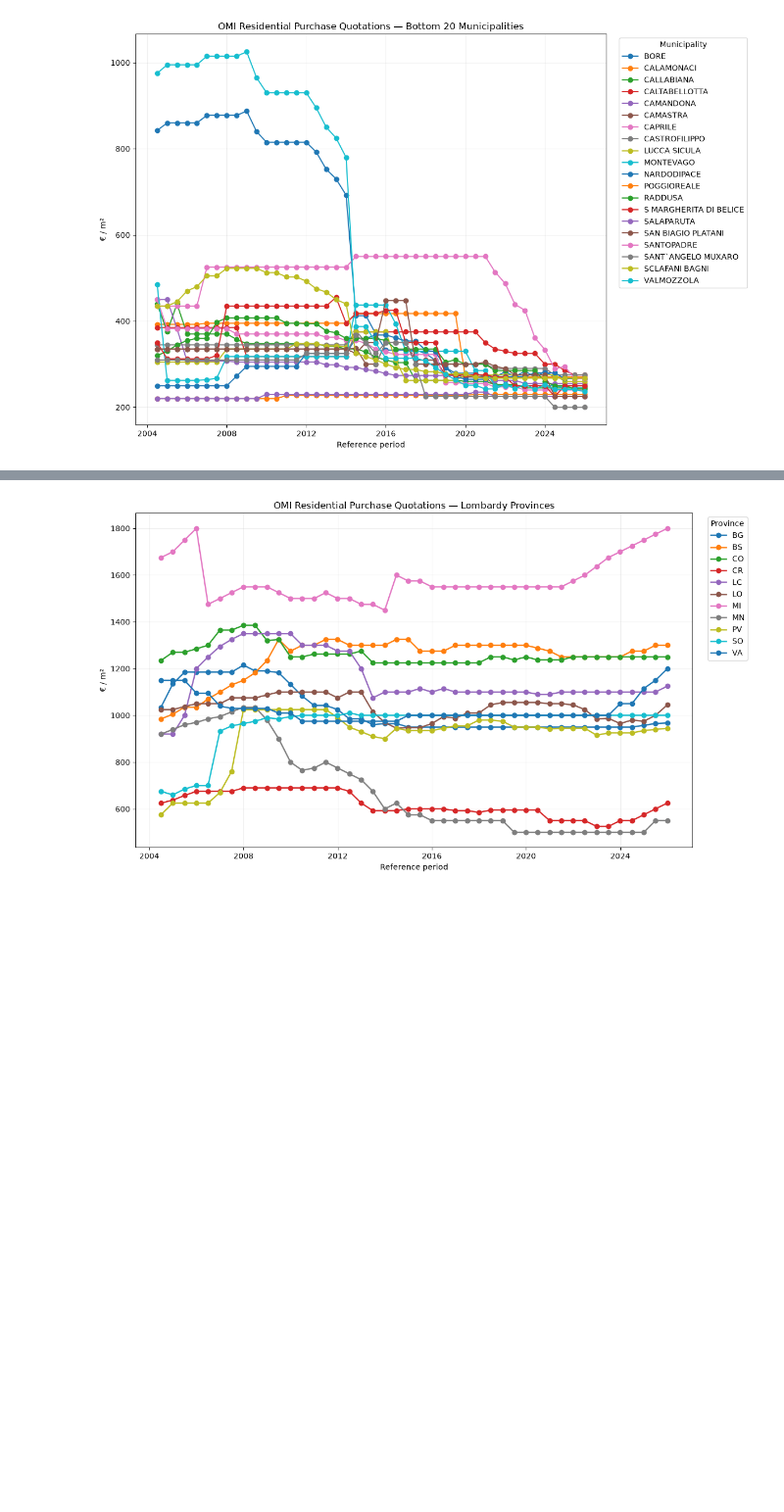
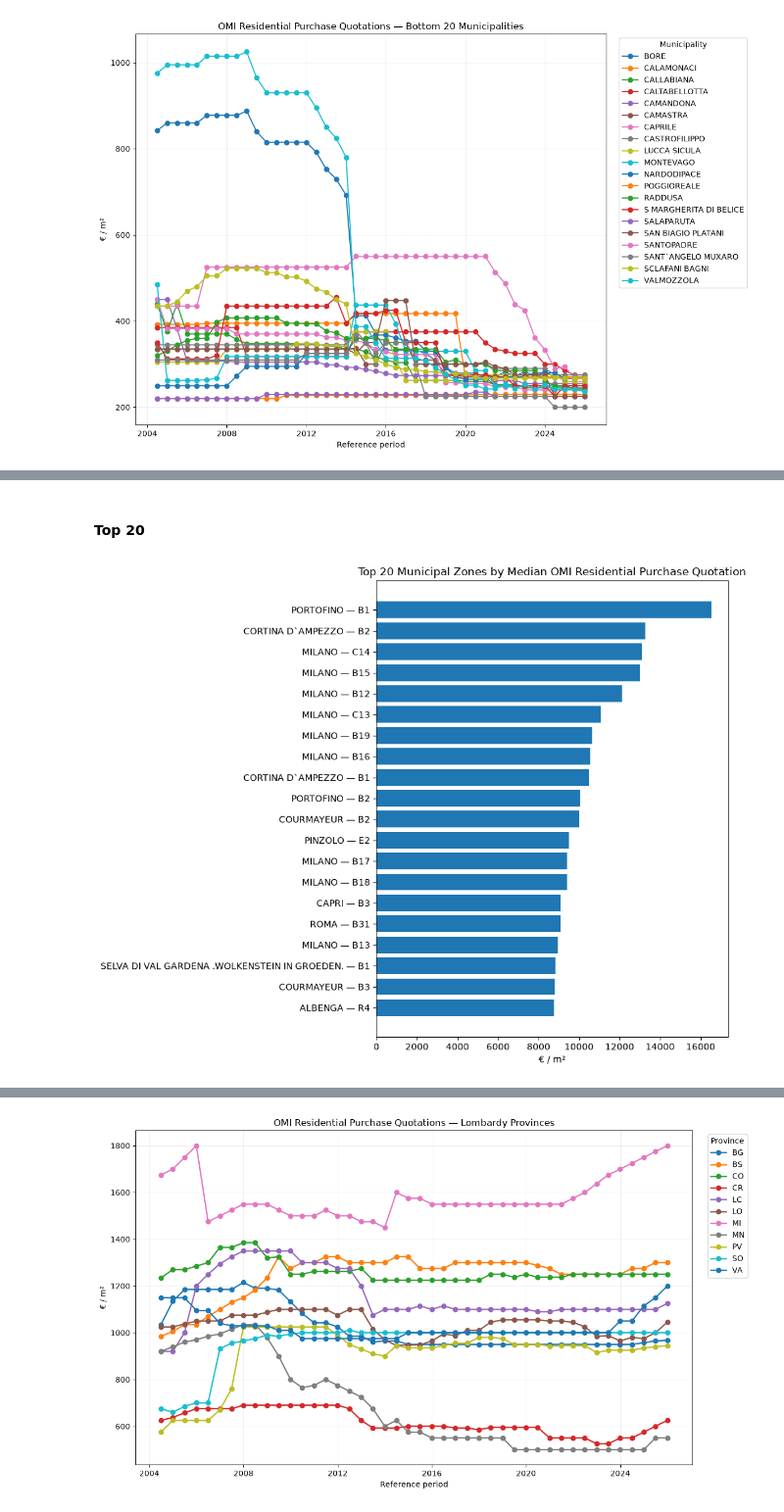
Before and after one commit to danielematix67-boop/italian-real-estate-analysis, a Jupyter notebook: notebooks/01.02_omi_quotations_exploration.ipynb, the cells around one changed output, grey strips where cells are left out. Shown at 98% size. Drawn from its saved outputs; the diff is of its cells as text; code cells hidden in the pictures; blank space fills up the shorter version.

```diff
--- a/notebooks/01.02_omi_quotations_exploration.ipynb
+++ b/notebooks/01.02_omi_quotations_exploration.ipynb
@@ -539,0 +542,17 @@ plt.show()
+# %%
+municipal_zone_trend = (
+    residential
+    .groupby(
+        ['reference_date', 'Comune_descrizione', 'Zona'],
+        as_index=False
+    )
+    .agg(
+        median_compr_mid=('Compr_mid', 'median'),
+        mean_compr_mid=('Compr_mid', 'mean'),
+        observations=('Compr_mid', 'count')
+    )
+)
+
+latest_date = municipal_zone_trend['reference_date'].max()
+
+display(municipal_zone_trend.tail(10))
@@ -539,0 +571,28 @@ plt.show()
+# %% [markdown]
+#### Top 20
+# %%
+top_municipal_zones = (
+    municipal_zone_trend[
+        municipal_zone_trend['reference_date'].eq(latest_date)
+    ]
+    .nlargest(20, 'median_compr_mid')
+    .sort_values('median_compr_mid')
+)
+
+fig, ax = plt.subplots(figsize=(10, 8))
+
+ax.barh(
+    top_municipal_zones['Comune_descrizione'] + ' — ' + top_municipal_zones['Zona'],
+    top_municipal_zones['median_compr_mid']
+)
+
+ax.set_title(
+    'Top 20 Municipal Zones by Median OMI Residential Purchase Quotation'
+)
+ax.set_xlabel('€ / m²')
+ax.set_ylabel('')
+
+fig.tight_layout()
+plt.show()
+# %% [output]
+[figure, added]
```
Also changed, not shown: parts of 15 cells of this notebook.
